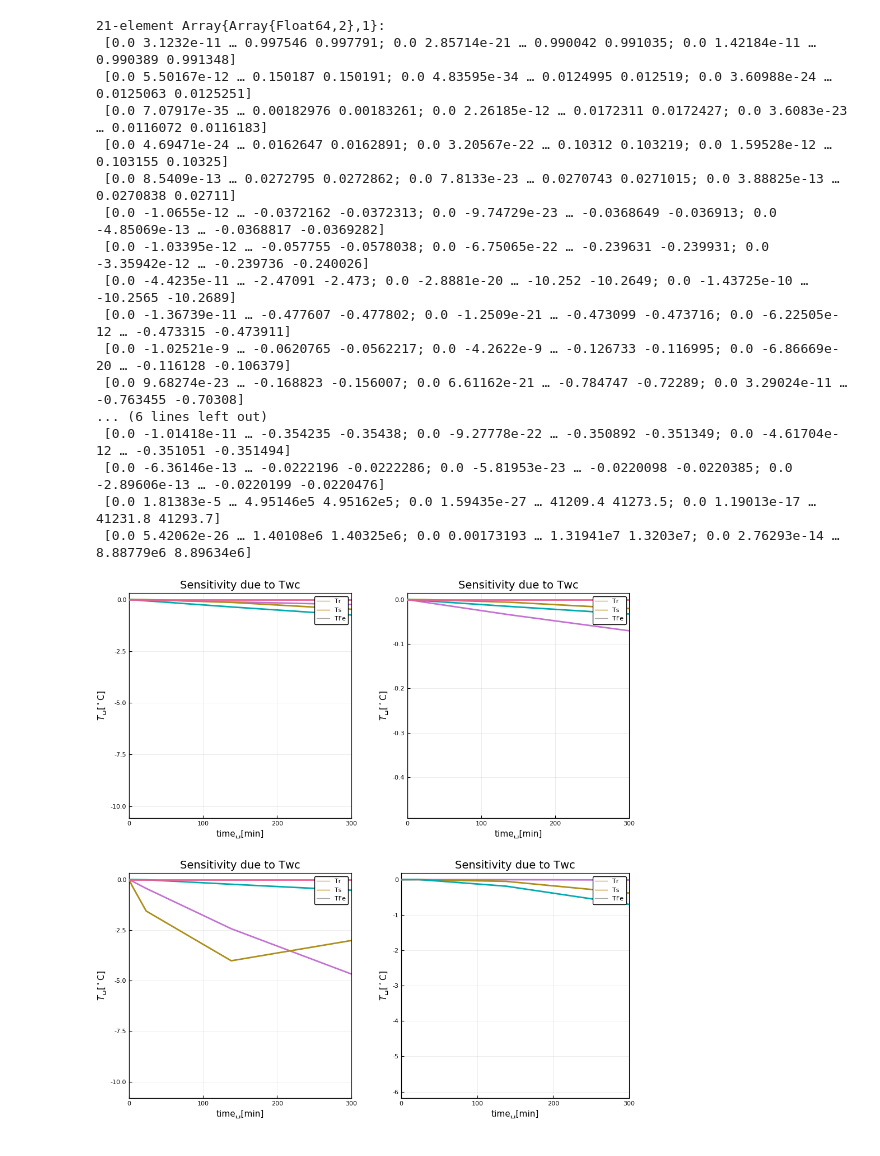
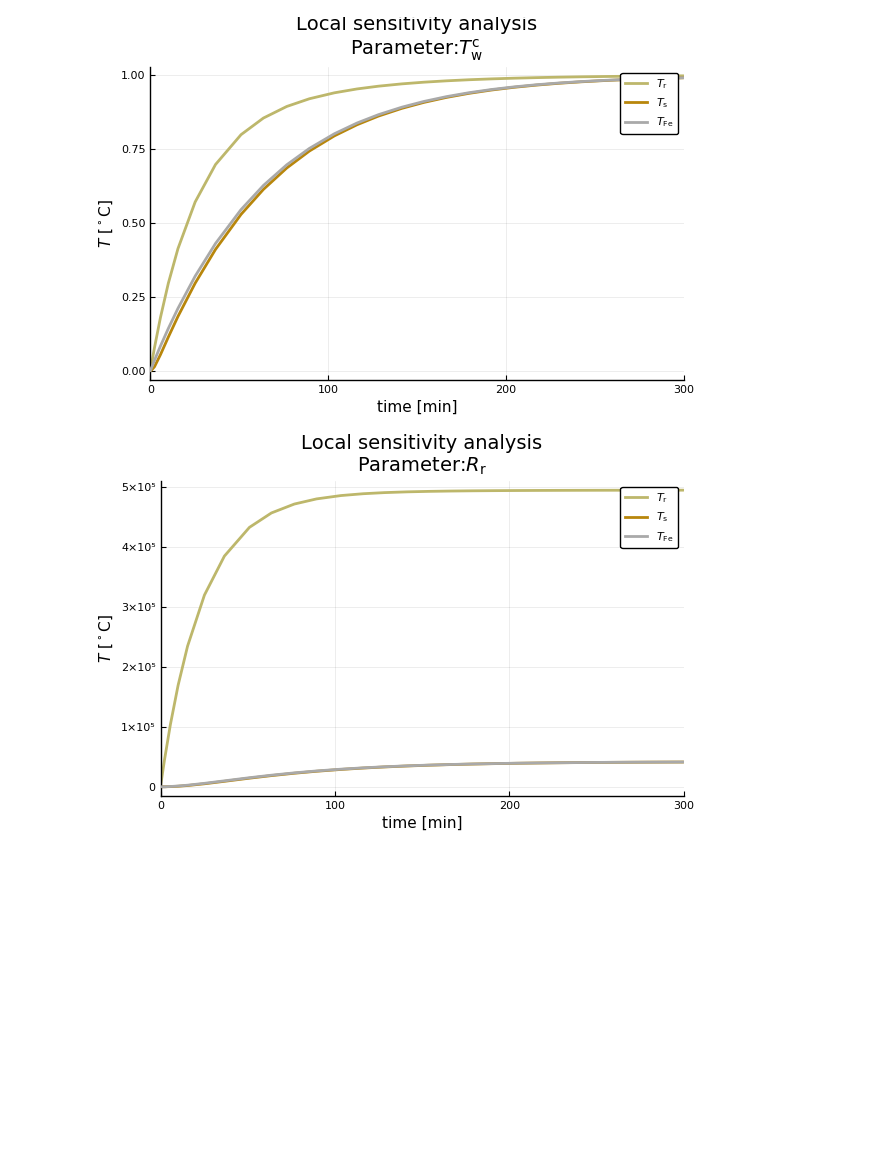
Before and after one commit to pandeysudan27/MasterThesis2019, a Jupyter notebook: SensitivityAnalysis.ipynb, the cells around one changed output. Saved outputs shown, nothing was run; the diff lists cells and outputs as text; code cells hidden in the pictures; blank space fills up the shorter version.

Commit message:
sensitivity file

```diff
--- a/SensitivityAnalysis.ipynb
+++ b/SensitivityAnalysis.ipynb
@@ -67,10 +1,24 @@ plot!(xlim=(0,100),reuse=false, frame=:box,size=(500,500))
 # %%
+# Local Sensitivity analysis of paratmeter
+#Filename:SensitivityAnalysis.ipynb
+#Author:Madhusudhan Pandey, USN, EPE
+#Date: April 4, 2019
+figpath = "C:/Users/pande/Desktop/Desktop/Thesis/ThesisLyx/figures/chapter3/";
+
 using DiffEqSensitivity
 using DifferentialEquations
 using LinearAlgebra
 using Plots
+using Plots.PlotMeasures
 using LaTeXStrings
 pyplot();
+# Linewidths and styles
+LW1 = 2
+LW2 = 1.5
+LS1 = :solid
+LS2 = :dot
+LS3 = :dashdot
+LS4 = :dash;
 function gen(dx,x,p,t)
     # unpacking states
     Tr = x[1]
@@ -132,51 +80,38 @@ function gen(dx,x,p,t)
     dxdt = M1\(M2*x+M3*z + v)
     dx[1],dx[2],dx[3]=dxdt
 end
-
+# Parameters
 p = [3.8,1055.,5360.,212.,528.,53.9,49.2,1.15,4.2,0.385,0.465,9260.,6827.,71200.,2.7,20.,14.3,55.6,222.,0.16e-3,3.5e-6]
-# Initial states
-
-#p = [1,1,1,1,1,1,1,1,1,1,1,1,1,1,1,1,1,1,1,1,1]
-
+# Initial values
 x0 = [94., 81., 70.]
 # Time span
 tspan = (0., 300*60.)
-#print("hellow")
-# Set up problem
-#prob = ODEProblem(gen,x0,tspan,p)
-# Solving model
-#sol = solve(prob)
+# Solving Model
 prob = ODELocalSensitivityProblem(gen,x0,tspan,p)
-#print("hellow")
 sol = solve(prob,DP8())
 x,dp = extract_local_sensitivities(sol)
-#Twc,Ifd,It,QdFes,Wdf,mdw,mda,chpa,chpw,
-    #chpCu,chpFe,mr,ms,mFe,UAr2d,UAs2Fe,UAFe2a,hAax,hAwx,Rr,Rs=dp
-dTwc,dIfd,dIt,dQdFes,dWdf,dmdw,dmda,dchpa,dchpw,dchpCu,dchpFe,dmr,dms,dmFe,dUAr2d,dUAs2Fe,dUAFe2a,dhAax,dhAwx,dRr,dRs=dp
+dTwc,dIfd,dIt,dQdFes,dWdf,dmdw,dmda,dchpa,dchpw,dchpCu,dchpFe,dmr,dms,dmFe,dUAr2d,dUAs2Fe,dUAFe2a,dhAax,dhAwx,dRr,dRs=dp;
-# %% [output]
-21-element Array{Array{Float64,2},1}:
- [0.0 3.1232e-11 … 0.997546 0.997791; 0.0 2.85714e-21 … 0.990042 0.991035; 0.0 1.42184e-11 … 0.990389 0.991348]
- [0.0 5.50167e-12 … 0.150187 0.150191; 0.0 4.83595e-34 … 0.0124995 0.012519; 0.0 3.60988e-24 … 0.0125063 0.0125251]
- [0.0 7.07917e-35 … 0.00182976 0.00183261; 0.0 2.26185e-12 … 0.0172311 0.0172427; 0.0 3.6083e-23 … 0.0116072 0.0116183]
- [0.0 4.69471e-24 … 0.0162647 0.0162891; 0.0 3.20567e-22 … 0.10312 0.103219; 0.0 1.59528e-12 … 0.103155 0.10325]
- [0.0 8.5409e-13 … 0.0272795 0.0272862; 0.0 7.8133e-23 … 0.0270743 0.0271015; 0.0 3.88825e-13 … 0.0270838 0.02711]
- [0.0 -1.0655e-12 … -0.0372162 -0.0372313; 0.0 -9.74729e-23 … -0.0368649 -0.036913; 0.0 -4.85069e-13 … -0.0368817 -0.0369282]
- [0.0 -1.03395e-12 … -0.057755 -0.0578038; 0.0 -6.75065e-22 … -0.239631 -0.239931; 0.0 -3.35942e-12 … -0.239736 -0.240026]
- [0.0 -4.4235e-11 … -2.47091 -2.473; 0.0 -2.8881e-20 … -10.252 -10.2649; 0.0 -1.43725e-10 … -10.2565 -10.2689]
- [0.0 -1.36739e-11 … -0.477607 -0.477802; 0.0 -1.2509e-21 … -0.473099 -0.473716; 0.0 -6.22505e-12 … -0.473315 -0.473911]
- [0.0 -1.02521e-9 … -0.0620765 -0.0562217; 0.0 -4.2622e-9 … -0.126733 -0.116995; 0.0 -6.86669e-20 … -0.116128 -0.106379]
- [0.0 9.68274e-23 … -0.168823 -0.156007; 0.0 6.61162e-21 … -0.784747 -0.72289; 0.0 3.29024e-11 … -0.763455 -0.70308]
-... (6 lines left out)
- [0.0 -1.01418e-11 … -0.354235 -0.35438; 0.0 -9.27778e-22 … -0.350892 -0.351349; 0.0 -4.61704e-12 … -0.351051 -0.351494]
- [0.0 -6.36146e-13 … -0.0222196 -0.0222286; 0.0 -5.81953e-23 … -0.0220098 -0.0220385; 0.0 -2.89606e-13 … -0.0220199 -0.0220476]
- [0.0 1.81383e-5 … 4.95146e5 4.95162e5; 0.0 1.59435e-27 … 41209.4 41273.5; 0.0 1.19013e-17 … 41231.8 41293.7]
- [0.0 5.42062e-26 … 1.40108e6 1.40325e6; 0.0 0.00173193 … 1.31941e7 1.3203e7; 0.0 2.76293e-14 … 8.88779e6 8.89634e6]
+# %%
+# Due to Twc
+dTwc=dTwc'
+dTwcTr, dTwcTs, dTwcTFe=dTwc[:,1],dTwc[:,2],dTwc[:,3]
+plot(sol.t/60,dTwcTr,lc=:darkkhaki ,lw=LW1,ls=LS1,label=L"$T_\mathrm{r}$")
+plot!(sol.t/60,dTwcTs,lc=:darkgoldenrod ,lw=LW1,label=L"$T_\mathrm{s}$")
+plot!(sol.t/60,dTwcTFe,lc=:darkgrey ,lw=LW1,label=L"$T_\mathrm{Fe}$")
+plot!(xlabel="time [min]",ylabel=L"$T$ [${}^\circ$C]" )
+plot!(xlim=(0,300))
+plotTwc=plot!(title=string("Local sensitivity analysis\nParameter:", "\$T_\\mathrm{w}^\\mathrm{c}\$") ,legend=:topright)
+# %% [output]
+[figure, added]
 # %%
-
-plot!(sol.t/60,dTwc[:,1]',lw=2,label="")
-#plot!(sol.t/60,dTwc[1]',lw=2,label="")
-plot!(xlabel="time␣[min]",ylabel=L"$T$␣[${}^\circ$C]" )
+# Due to Rr
+dRr=dRr'
+dRrTr, dRrTs, dRrTFe=dRr[:,1],dRr[:,2],dRr[:,3]
+plot(sol.t/60,dRrTr,lc=:darkkhaki ,lw=LW1,ls=LS1,label=L"$T_\mathrm{r}$")
+plot!(sol.t/60,dRrTs,lc=:darkgoldenrod ,lw=LW1,label=L"$T_\mathrm{s}$")
+plot!(sol.t/60,dRrTFe,lc=:darkgrey ,lw=LW1,label=L"$T_\mathrm{Fe}$")
+plot!(xlabel="time [min]",ylabel=L"$T$ [${}^\circ$C]" )
 plot!(xlim=(0,300))
-a=plot!(title="Sensitivity due to Twc",legend=:topright)
+plotRr=plot!(title=string("Local sensitivity analysis\nParameter:", "\$R_\\mathrm{r}\$") ,legend=:topright)
 # %% [output]
-[figure, old version]
+[figure, new version]
```
Also changed, not shown: parts of 33 cells of this notebook.
